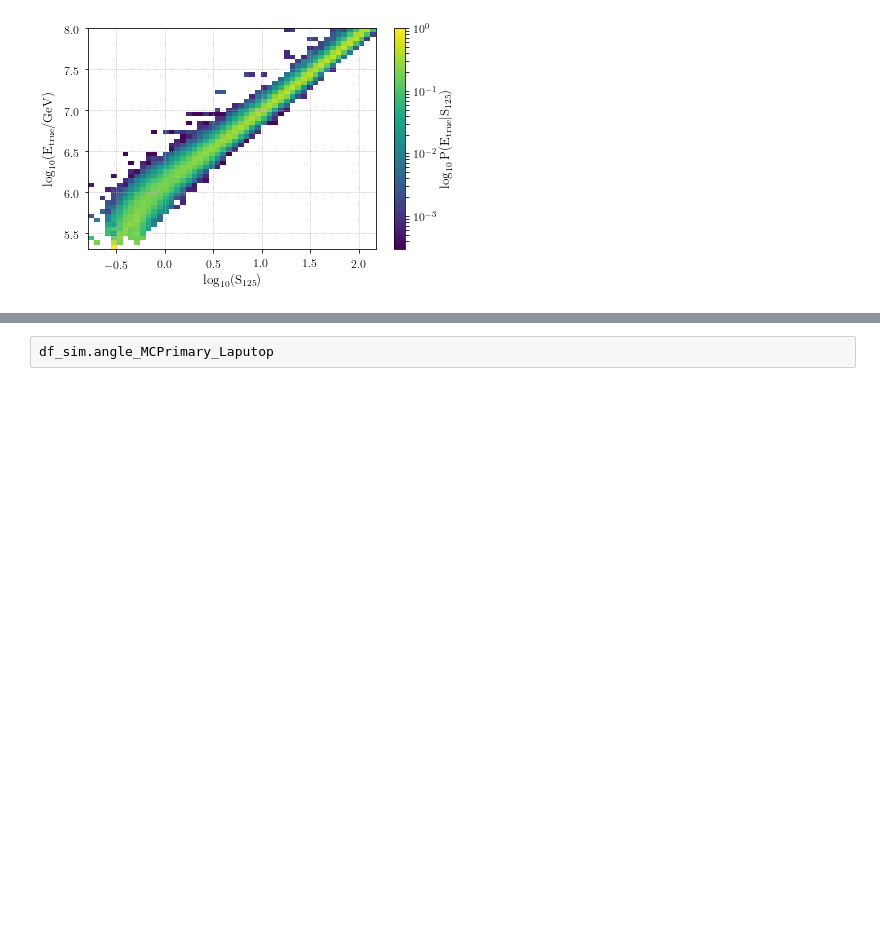
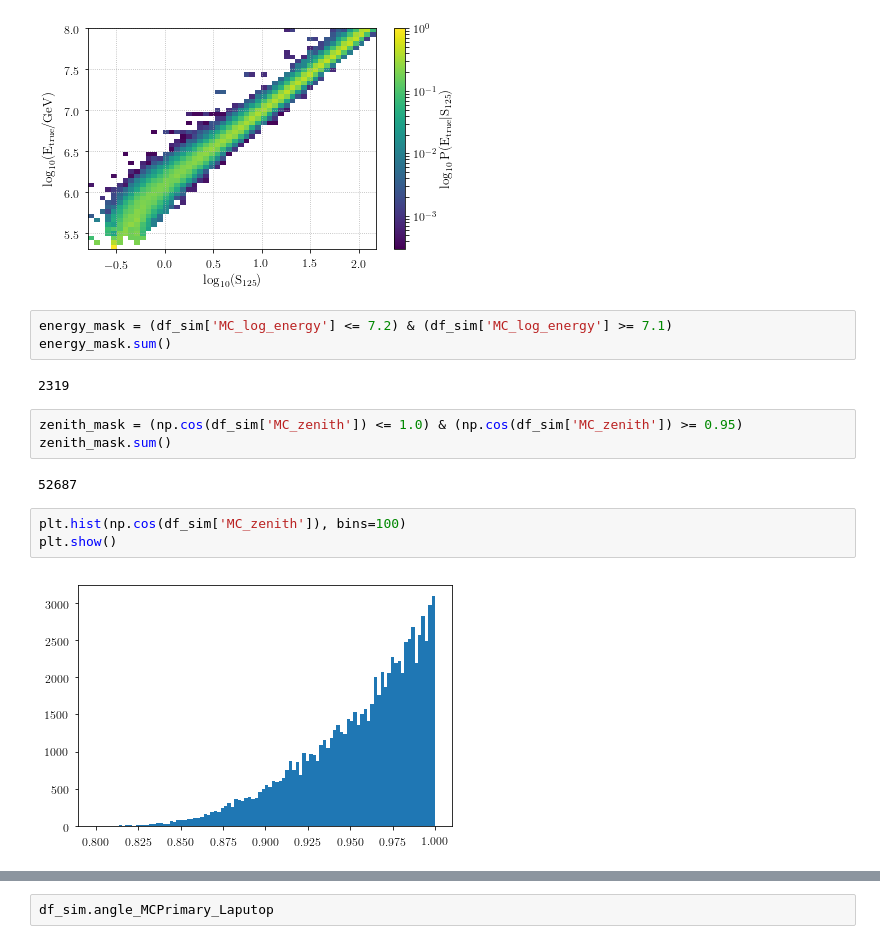
Before and after one commit to jrbourbeau/cr-composition, a Jupyter notebook: notebooks/laputop-performance.ipynb, the cells around one changed output, grey strips where cells are left out. Saved outputs shown, nothing was run; the diff lists cells and outputs as text; blank space fills up the shorter version.

```diff
--- a/notebooks/laputop-performance.ipynb
+++ b/notebooks/laputop-performance.ipynb
@@ -255,3 +255,18 @@ plt.savefig(outfile)
 plt.show()
 # %% [output]
 [figure]
+# %%
+energy_mask = (df_sim['MC_log_energy'] <= 7.2) & (df_sim['MC_log_energy'] >= 7.1)
+energy_mask.sum()
+# %% [output]
+2319
+# %%
+zenith_mask = (np.cos(df_sim['MC_zenith']) <= 1.0) & (np.cos(df_sim['MC_zenith']) >= 0.95)
+zenith_mask.sum()
+# %% [output]
+52687
+# %%
+plt.hist(np.cos(df_sim['MC_zenith']), bins=100)
+plt.show()
+# %% [output]
+[figure, added]
```
Also changed, not shown: parts of 10 cells of this notebook, 17 other files.
